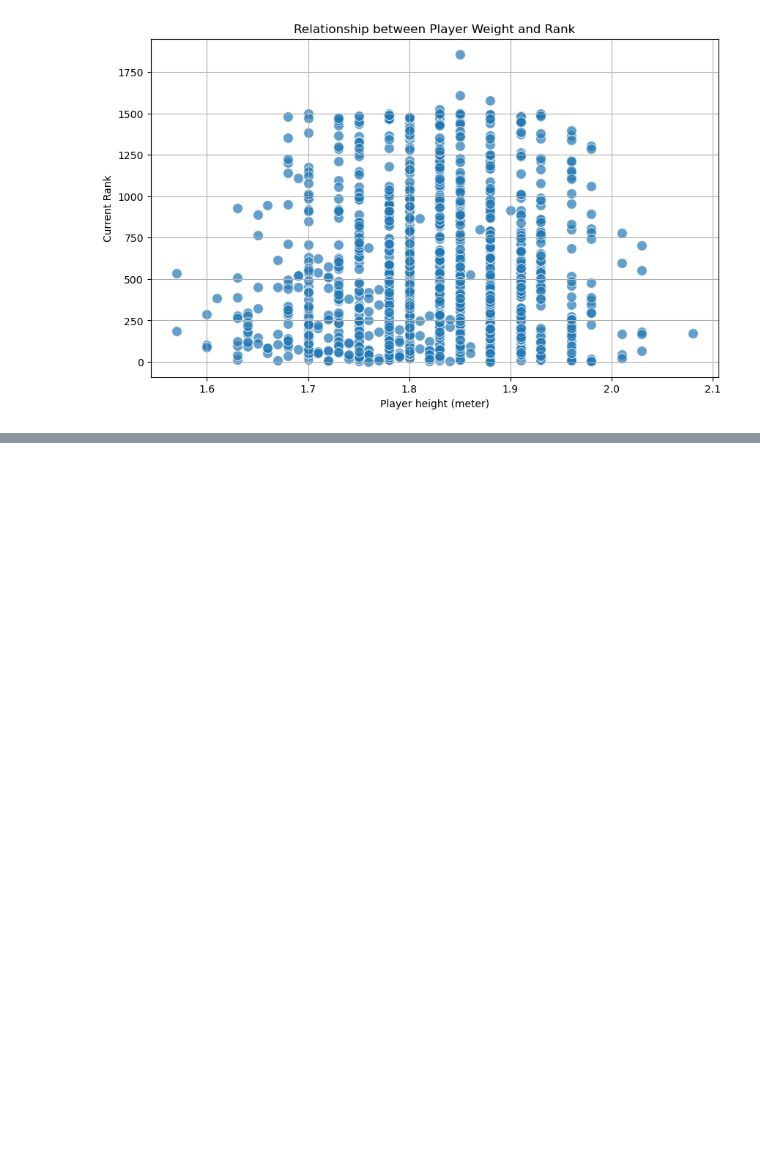
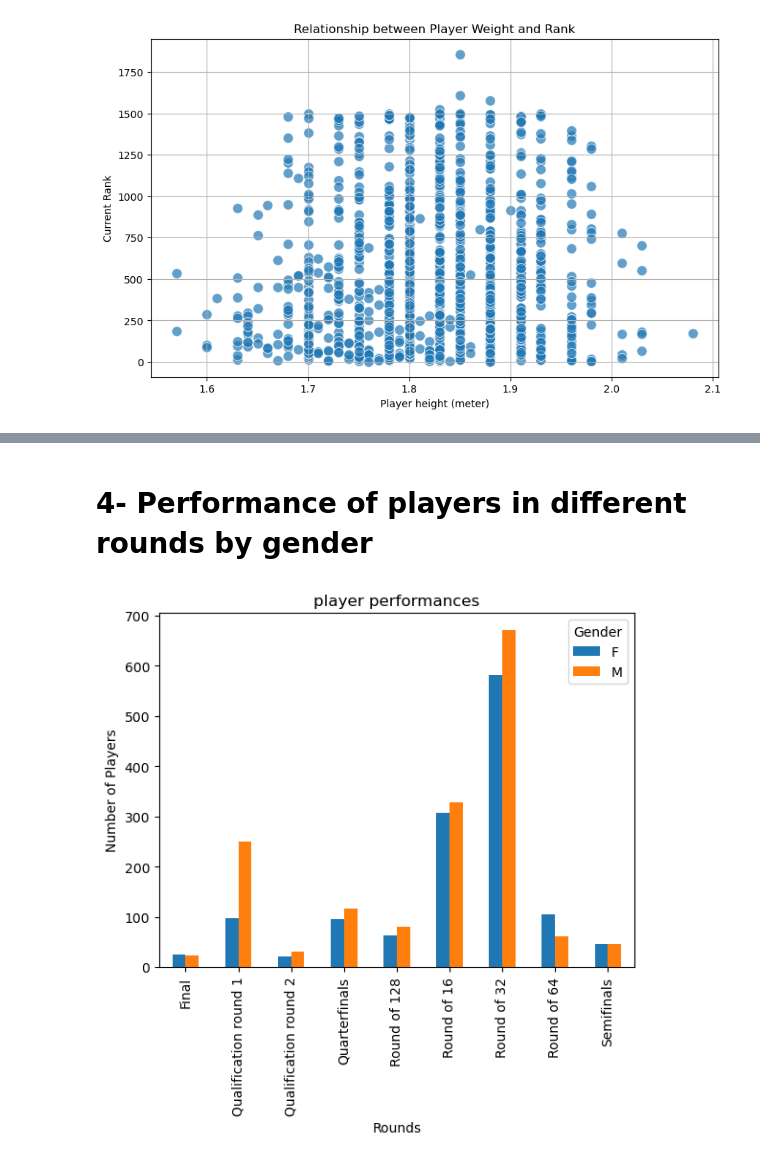
Before and after one commit to SobhanSalarian/TennisGame_Repository, a Jupyter notebook: notebooks/8Extra_questions.ipynb, the cells around one changed output, grey strips where cells are left out. Drawn from its saved outputs; the diff is of its cells as text; code cells hidden in the pictures; blank space fills up the shorter version.

```diff
--- a/notebooks/8Extra_questions.ipynb
+++ b/notebooks/8Extra_questions.ipynb
@@ -88,0 +114,24 @@ plt.show()
+# %% [markdown]
+# 4- Performance of players in different rounds by gender
+# %%
+merged_home = pd.merge(MatchEventInfo, MatchHomeTeamInfo, on='match_id', suffixes=['_home'])
+merged_away = pd.merge(MatchEventInfo, MatchAwayTeamInfo, on='match_id', suffixes=['_away'])
+home_wins = merged_home[merged_home['winner_code'] == 1][['match_id','player_id', 'full_name', 'weight', 'height','country' , 'current_rank' ,'plays' , 'gender' ]].copy()
+away_wins = merged_away[merged_away['winner_code'] == 2][['match_id','player_id', 'full_name', 'weight', 'height','country' , 'current_rank', 'plays' , 'gender']].copy()
+allWinners = pd.concat([home_wins, away_wins])
+allWinners = allWinners.drop_duplicates(subset=['player_id']).sort_values(by='current_rank')
+winners_with_rounds= pd.merge(allWinners , MatchRoundInfo[[ 'match_id', 'name']], on='match_id')
+
+
+hand_gender_counts = winners_with_rounds.groupby(['name', 'gender']).size().unstack(fill_value=0)
+# Plotting
+hand_gender_counts.plot(kind='bar', stacked=False)
+
+# Adding labels and title
+plt.xlabel('Rounds')
+plt.ylabel('Number of Players')
+plt.title('player performances')
+plt.legend(title='Gender')
+plt.show()
+# %% [output]
+[figure, added]
```
Also changed, not shown: parts of 3 cells of this notebook, 2 other files.
